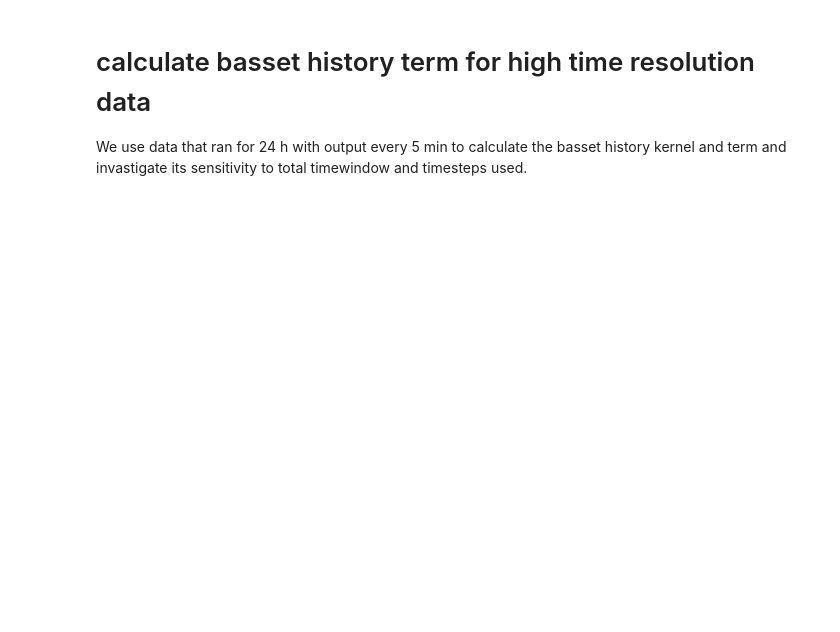
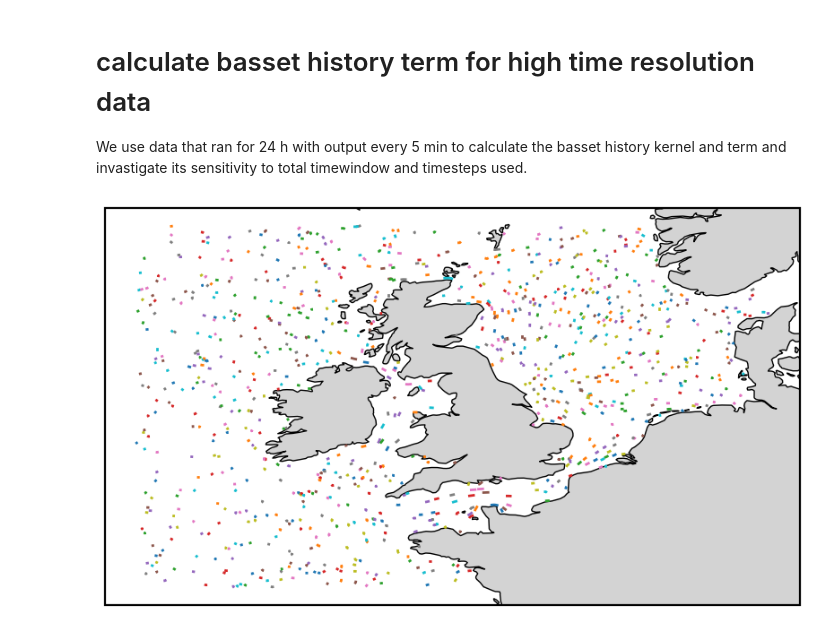
Before and after one commit to Parcels-code/Maxey_Riley_advection, a Jupyter notebook: analysis/analysis_history_term.ipynb, the cells around one changed output. Drawn from its saved outputs; the diff is of its cells as text; code cells hidden in the pictures; blank space fills up the shorter version.

```diff
--- a/analysis/analysis_history_term.ipynb
+++ b/analysis/analysis_history_term.ipynb
@@ -465,0 +283,9 @@ ax2.plot(Nwindowlist,F_H_basset_Nwindow,'s')
+# %%
+pt = 'inertial_drag_Rep'
+dt_write = timedelta(seconds=10).seconds
+fig, ax = plt.subplots(subplot_kw={'projection':ccrs.PlateCarree()})
+ax.coastlines()
+ax.add_feature(cart.feature.LAND, facecolor='lightgrey')
+ax.plot(data_short[pt][dt_write].lon[:,:].T,data_short[pt][dt_write].lat[:,:].T,'-');
+# %% [output]
+[figure, added]
```
Also changed, not shown: parts of 47 cells of this notebook.
